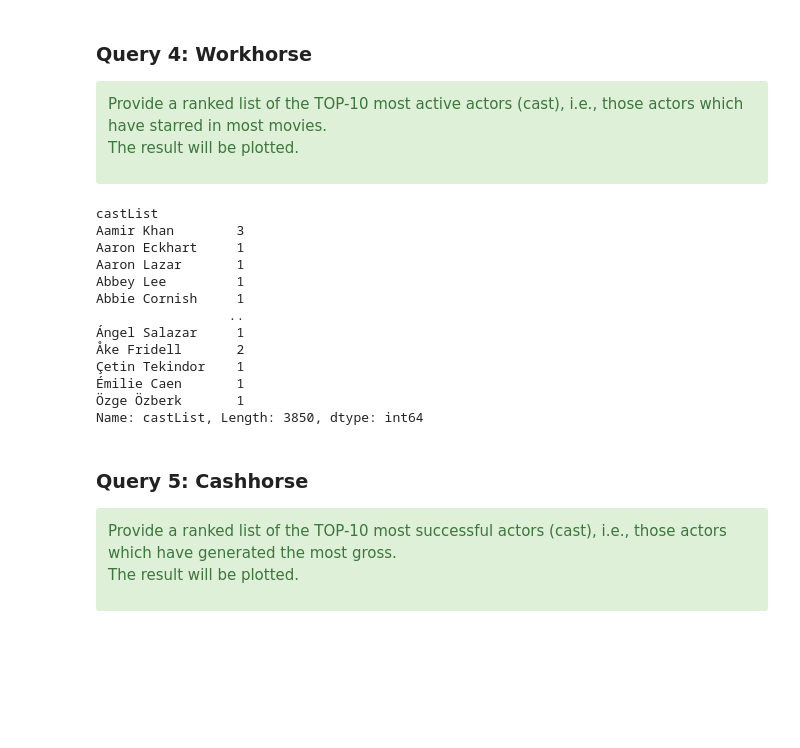
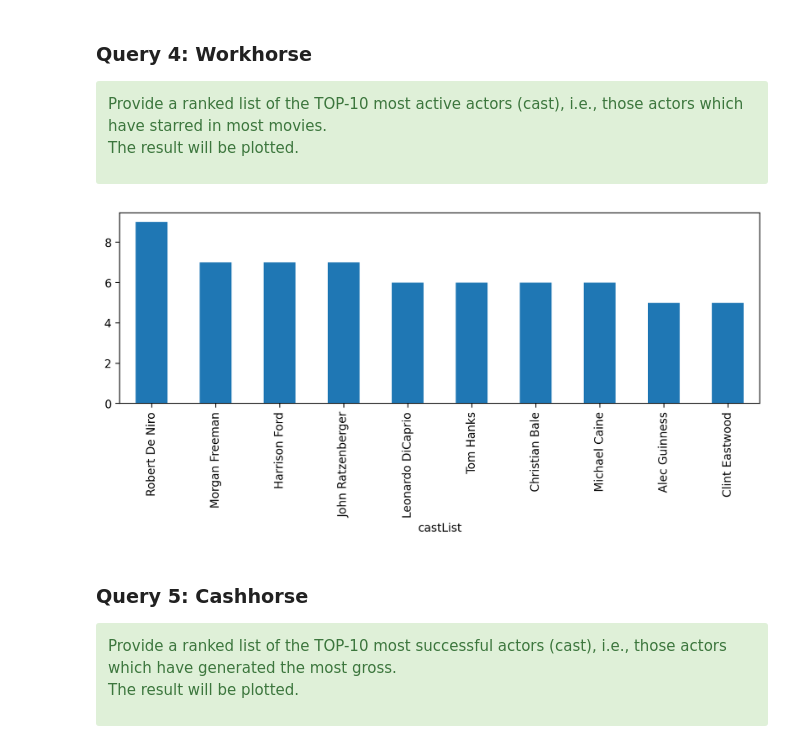
Before and after one commit to Marionese/python_ds_excercises, a Jupyter notebook: primer_exercise1/primer_part2_imdb_eda.ipynb, the cells around one changed output. Saved outputs shown, nothing was run; the diff lists cells and outputs as text; code cells hidden in the pictures; blank space fills up the shorter version.

```diff
--- a/primer_exercise1/primer_part2_imdb_eda.ipynb
+++ b/primer_exercise1/primer_part2_imdb_eda.ipynb
@@ -338,28 +338,16 @@ The result will be plotted.
 # %%
 result = None
 
 # ADD YOUR CODE HERE
 result = movies.explode("castList").groupby(by="castList") ["castList"].size()
-
-
+result = result.sort_values(ascending= False)
+result = result.head(10)
 # DO NOT CHANGE FROM HERE
 result
-#if result is not None:
- #   _ = result.plot(kind="bar", figsize=(10, 3))
+if result is not None:
+    _ = result.plot(kind="bar", figsize=(10, 3))
 # %% [output]
-castList
-Aamir Khan        3
-Aaron Eckhart     1
-Aaron Lazar       1
-Abbey Lee         1
-Abbie Cornish     1
-                 ..
-Ángel Salazar     1
-Åke Fridell       2
-Çetin Tekindor    1
-Émilie Caen       1
-Özge Özberk       1
-Name: castList, Length: 3850, dtype: int64
+[figure, added]
 # %% [markdown]
 ### Query 5: Cashhorse
 
```
Also changed, not shown: parts of 1 cell of this notebook, 3 other files.
